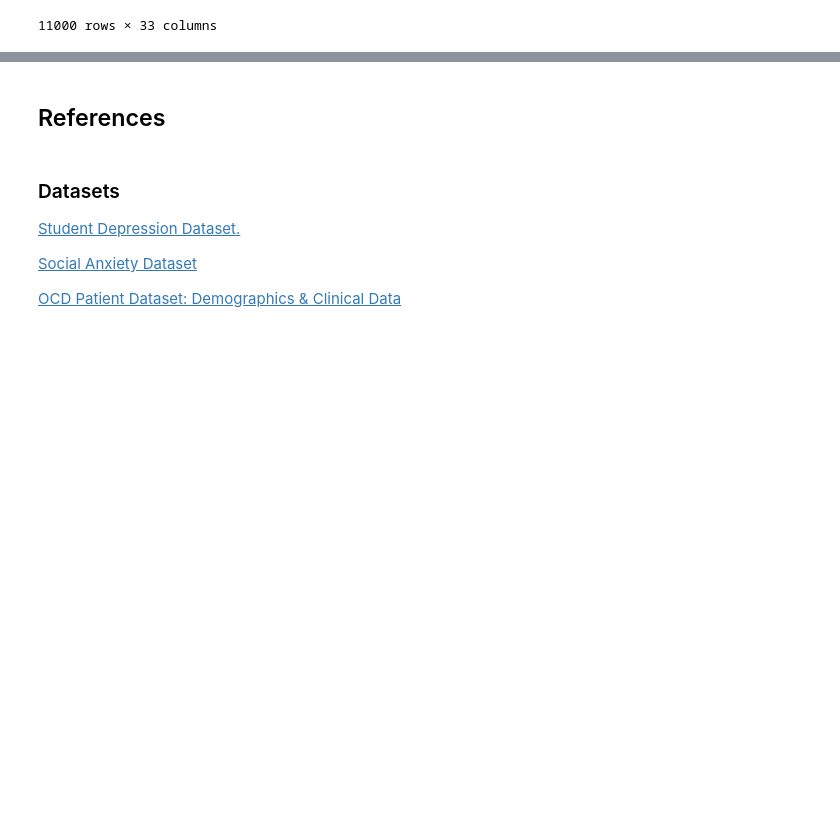
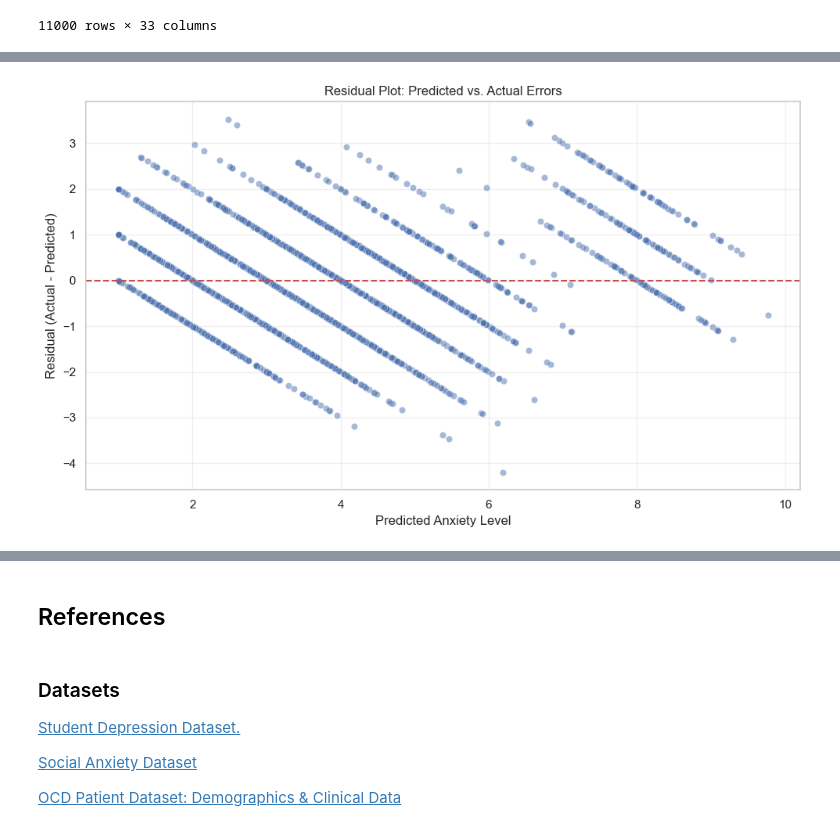
Before and after one commit to VladoDev03/mental-disorders-analysis, a Jupyter notebook: disorders-analysis/disorders-analysis.ipynb, the cells around one changed output, grey strips where cells are left out. Cells and saved outputs as stored; diff of their text form; code cells hidden in the pictures; blank space fills up the shorter version.

Commit message:
Completely rewrite the Regression section. Now doing a cross-validation amd standard scaler.

```diff
--- a/disorders-analysis/disorders-analysis.ipynb
+++ b/disorders-analysis/disorders-analysis.ipynb
@@ -1393,0 +1411,2 @@ Notably, sleep_hours (-0.448) has the strongest negative association, indicating
+# %%
+X, y = prepare_features(enhanced_anxiety_data, features_list, target)
@@ -1393,0 +1415,2 @@ Notably, sleep_hours (-0.448) has the strongest negative association, indicating
+# %%
+X_train_scaled, X_test_scaled, y_train, y_test = scale_and_split(X, y)
@@ -1393,0 +1419,2 @@ Notably, sleep_hours (-0.448) has the strongest negative association, indicating
+# %%
+model = train_with_cross_validation(X_train_scaled, y_train)
@@ -1393,0 +1426,2 @@ Notably, sleep_hours (-0.448) has the strongest negative association, indicating
+# %%
+predictions = evaluate_model(model, X_test_scaled, y_test)
@@ -1393,0 +1435,4 @@ Notably, sleep_hours (-0.448) has the strongest negative association, indicating
+# %%
+plot_residuals(y_test, predictions)
+# %% [output]
+[figure, added]
```
Also changed, not shown: parts of 64 cells of this notebook.
